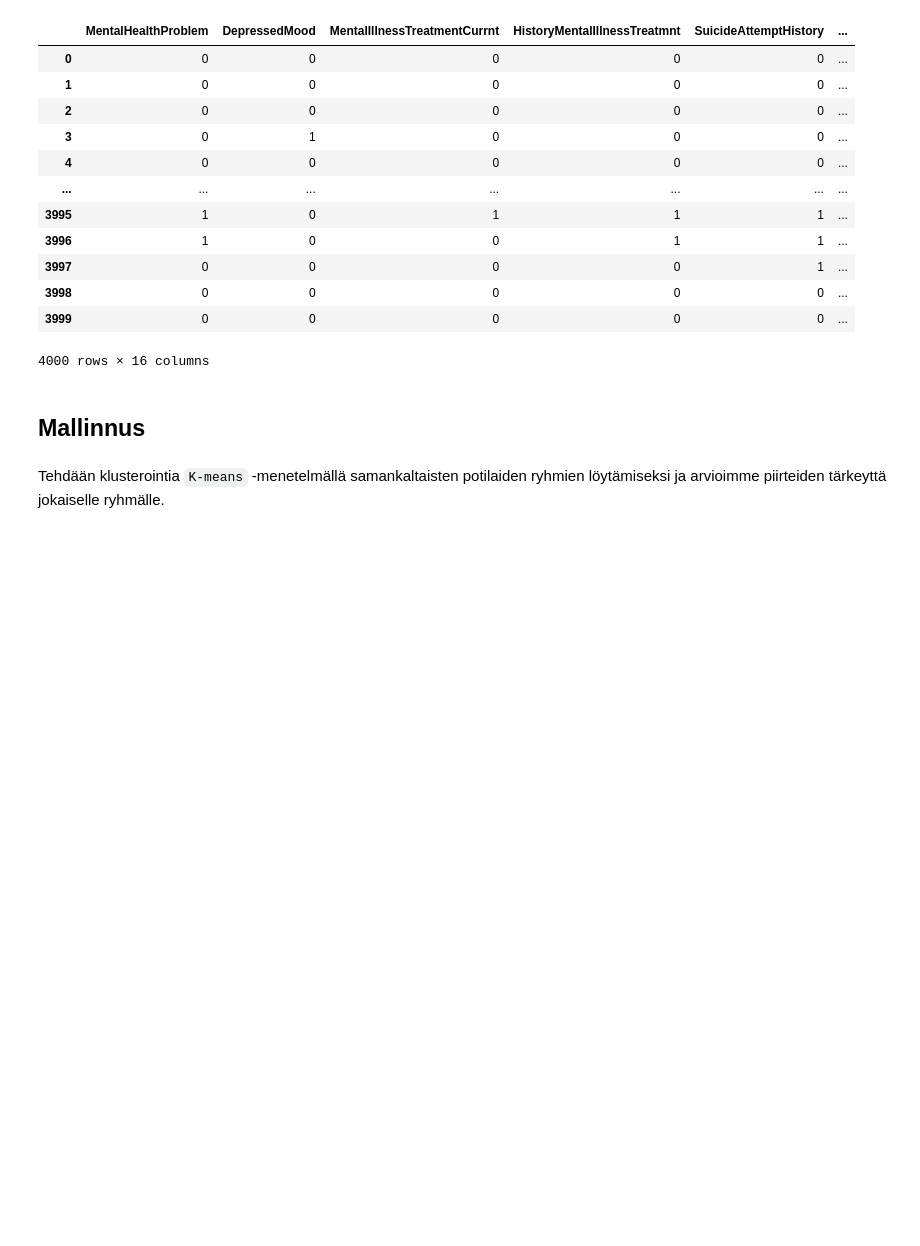
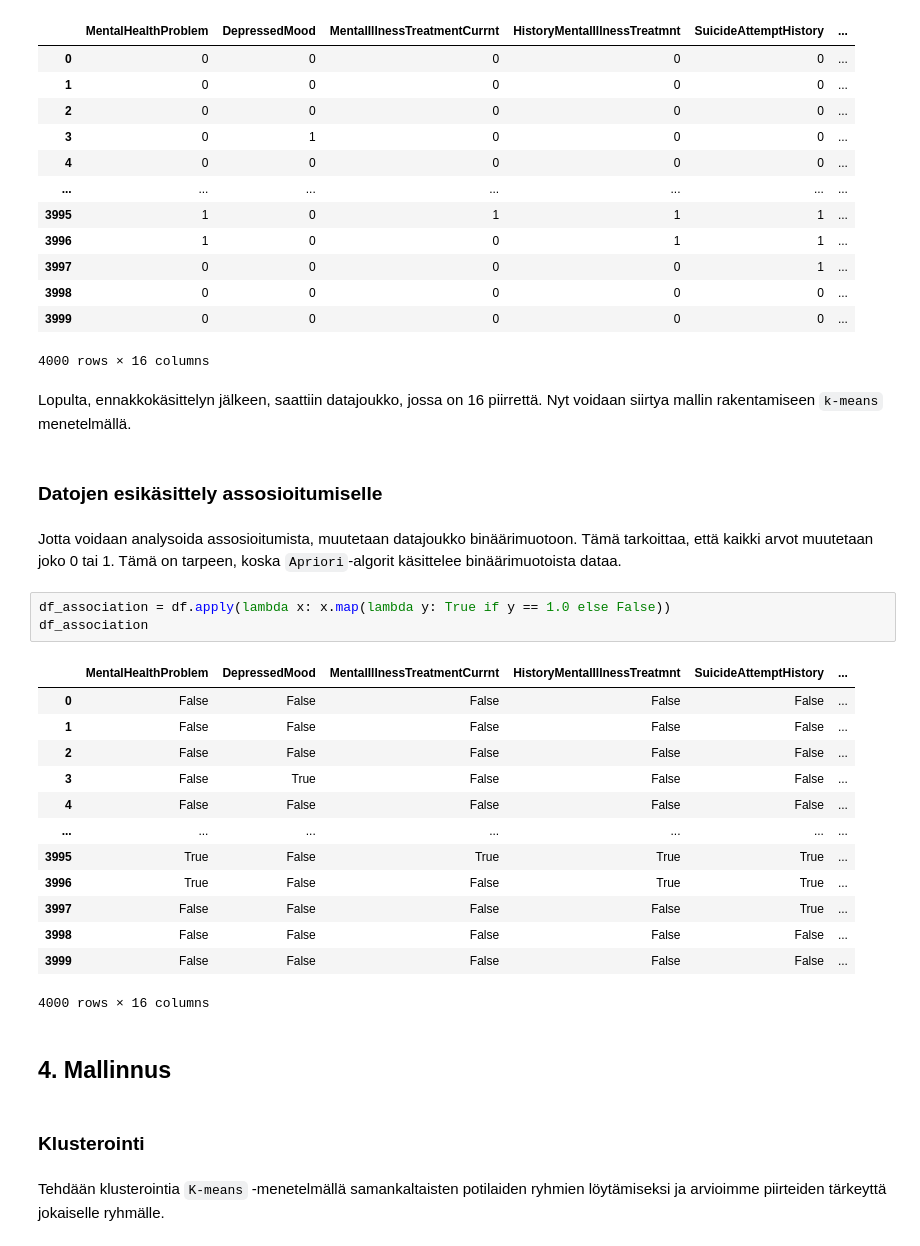
Before and after one commit to VladimirPiniazhin/Koneoppiminen, a Jupyter notebook: Harjoitustehtava.ipynb, the cells around one changed output. Drawn from its saved outputs; the diff is of its cells as text; blank space fills up the shorter version.

```diff
--- a/Harjoitustehtava.ipynb
+++ b/Harjoitustehtava.ipynb
@@ -157,8 +171,33 @@ memory usage: 500.1 KB
 | 3998 | 0 | 0 | 0 | 0 | 0 | ... |
 | 3999 | 0 | 0 | 0 | 0 | 0 | ... |
 4000 rows × 16 columns
+# %% [markdown]
+Lopulta, ennakkokäsittelyn jälkeen, saattiin datajoukko, jossa on 16 piirrettä. Nyt voidaan siirtya mallin rakentamiseen `k-means` menetelmällä.
+# %% [markdown]
+### Datojen esikäsittely assosioitumiselle
+# %% [markdown]
+Jotta voidaan analysoida assosioitumista, muutetaan datajoukko binäärimuotoon. Tämä tarkoittaa, että kaikki arvot muutetaan joko 0 tai 1. Tämä on tarpeen, koska `Apriori`-algorit käsittelee binäärimuotoista dataa.
+# %%
+df_association = df.apply(lambda x: x.map(lambda y: True if y == 1.0 else False))
+df_association
+# %% [output]
+|  | MentalHealthProblem | DepressedMood | MentalIllnessTreatmentCurrnt | HistoryMentalIllnessTreatmnt | SuicideAttemptHistory | ... |
+| 0 | False | False | False | False | False | ... |
+| 1 | False | False | False | False | False | ... |
+| 2 | False | False | False | False | False | ... |
+| 3 | False | True | False | False | False | ... |
+| 4 | False | False | False | False | False | ... |
+| ... | ... | ... | ... | ... | ... | ... |
+| 3995 | True | False | True | True | True | ... |
+| 3996 | True | False | False | True | True | ... |
+| 3997 | False | False | False | False | True | ... |
+| 3998 | False | False | False | False | False | ... |
+| 3999 | False | False | False | False | False | ... |
+4000 rows × 16 columns
 # %% [markdown]
-## Mallinnus
+## 4. Mallinnus
+# %% [markdown]
+### Klusterointi
 # %% [markdown]
 Tehdään klusterointia `K-means` -menetelmällä samankaltaisten potilaiden ryhmien löytämiseksi ja arvioimme piirteiden tärkeyttä jokaiselle ryhmälle.
 # %%
```
Also changed, not shown: parts of 33 cells of this notebook.
